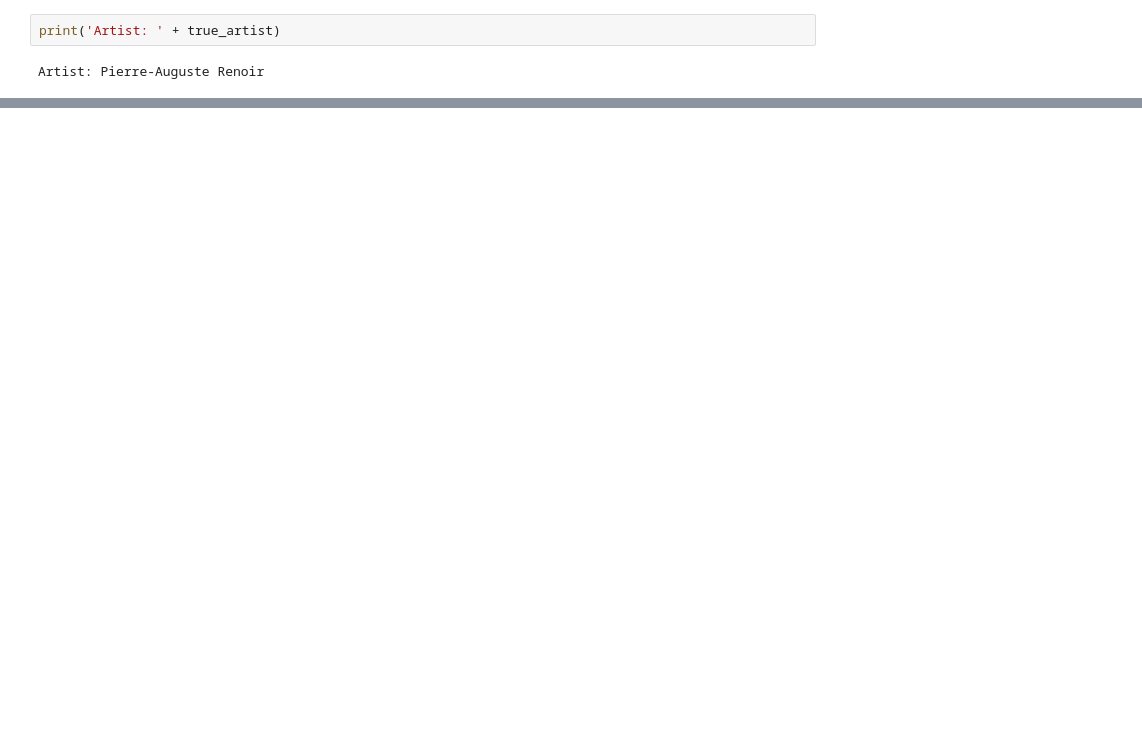
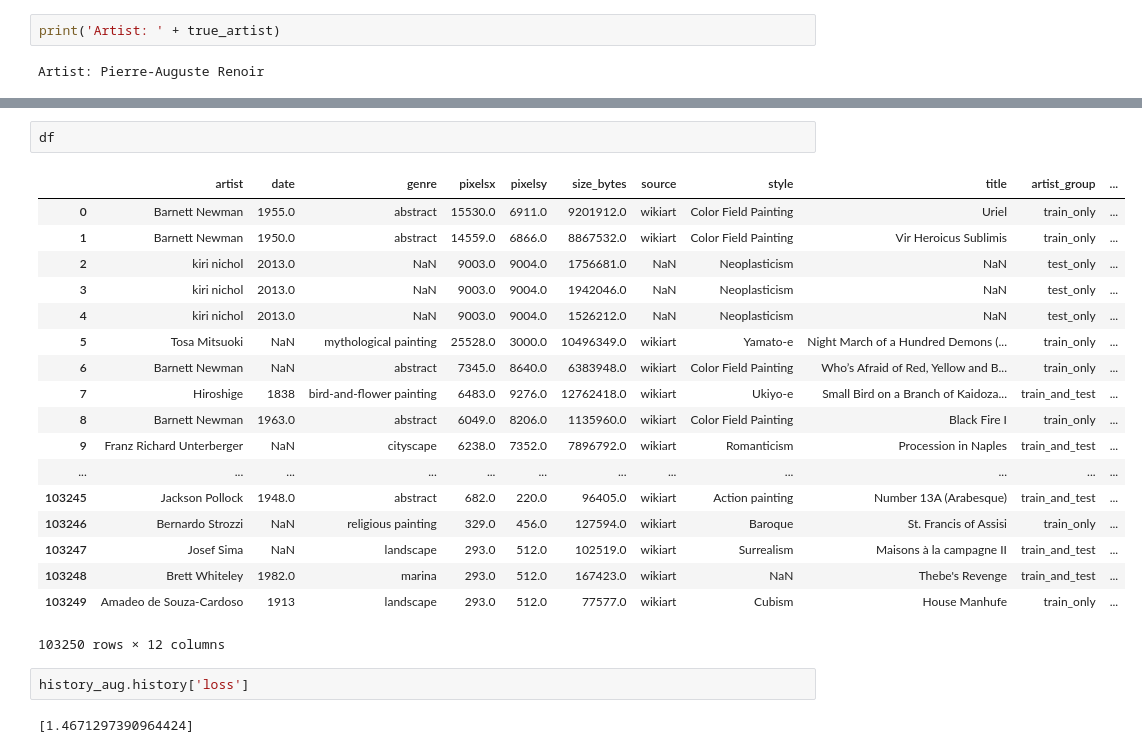
Before and after one commit to mozzhorin/painter-by-numbers, a Jupyter notebook: top10_painters.ipynb, the cells around one changed output, grey strips where cells are left out. Saved outputs shown, nothing was run; the diff lists cells and outputs as text; blank space fills up the shorter version.

```diff
--- a/top10_painters.ipynb
+++ b/top10_painters.ipynb
@@ -287,0 +308,25 @@ plt.show()
+# %%
+df
+# %% [output]
+|  | artist | date | genre | pixelsx | pixelsy | size_bytes | source | style | title | artist_group | ... |
+| 0 | Barnett Newman | 1955.0 | abstract | 15530.0 | 6911.0 | 9201912.0 | wikiart | Color Field Painting | Uriel | train_only | ... |
+| 1 | Barnett Newman | 1950.0 | abstract | 14559.0 | 6866.0 | 8867532.0 | wikiart | Color Field Painting | Vir Heroicus Sublimis | train_only | ... |
+| 2 | kiri nichol | 2013.0 | NaN | 9003.0 | 9004.0 | 1756681.0 | NaN | Neoplasticism | NaN | test_only | ... |
+| 3 | kiri nichol | 2013.0 | NaN | 9003.0 | 9004.0 | 1942046.0 | NaN | Neoplasticism | NaN | test_only | ... |
+| 4 | kiri nichol | 2013.0 | NaN | 9003.0 | 9004.0 | 1526212.0 | NaN | Neoplasticism | NaN | test_only | ... |
+| 5 | Tosa Mitsuoki | NaN | mythological painting | 25528.0 | 3000.0 | 10496349.0 | wikiart | Yamato-e | Night March of a Hundred Demons (... | train_only | ... |
+| 6 | Barnett Newman | NaN | abstract | 7345.0 | 8640.0 | 6383948.0 | wikiart | Color Field Painting | Who’s Afraid of Red, Yellow and B... | train_only | ... |
+| 7 | Hiroshige | 1838 | bird-and-flower painting | 6483.0 | 9276.0 | 12762418.0 | wikiart | Ukiyo-e | Small Bird on a Branch of Kaidoza... | train_and_test | ... |
+| 8 | Barnett Newman | 1963.0 | abstract | 6049.0 | 8206.0 | 1135960.0 | wikiart | Color Field Painting | Black Fire I | train_only | ... |
+| 9 | Franz Richard Unterberger | NaN | cityscape | 6238.0 | 7352.0 | 7896792.0 | wikiart | Romanticism | Procession in Naples | train_and_test | ... |
+| ... | ... | ... | ... | ... | ... | ... | ... | ... | ... | ... | ... |
+| 103245 | Jackson Pollock | 1948.0 | abstract | 682.0 | 220.0 | 96405.0 | wikiart | Action painting | Number 13A (Arabesque) | train_and_test | ... |
+| 103246 | Bernardo Strozzi | NaN | religious painting | 329.0 | 456.0 | 127594.0 | wikiart | Baroque | St. Francis of Assisi | train_only | ... |
+| 103247 | Josef Sima | NaN | landscape | 293.0 | 512.0 | 102519.0 | wikiart | Surrealism | Maisons à la campagne II | train_and_test | ... |
+| 103248 | Brett Whiteley | 1982.0 | marina | 293.0 | 512.0 | 167423.0 | wikiart | NaN | Thebe's Revenge | train_and_test | ... |
+| 103249 | Amadeo de Souza-Cardoso | 1913 | landscape | 293.0 | 512.0 | 77577.0 | wikiart | Cubism | House Manhufe | train_only | ... |
+103250 rows × 12 columns
+# %%
+history_aug.history['loss']
+# %% [output]
+[1.4671297390964424]
```
Also changed, not shown: parts of 14 cells of this notebook, 5 other files.
